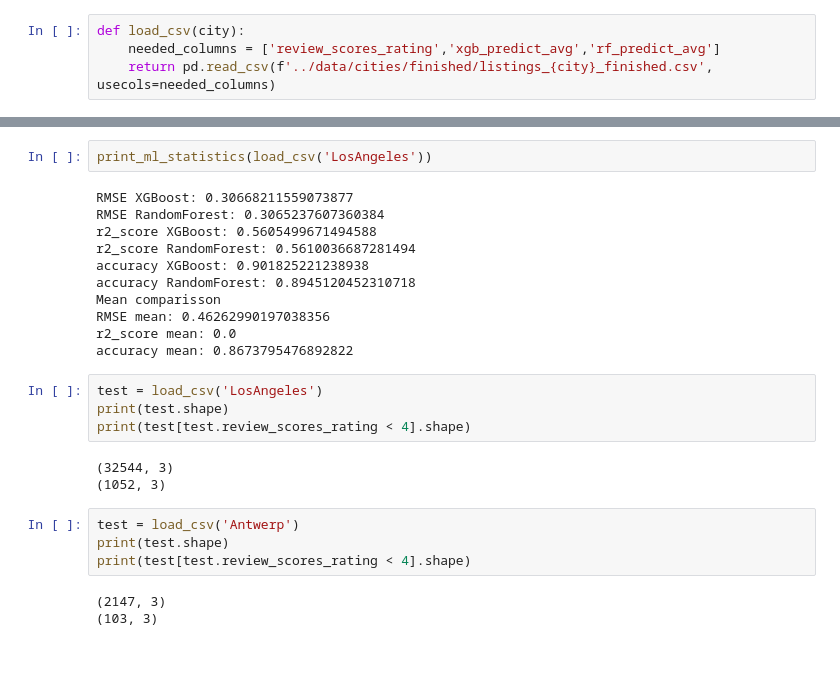
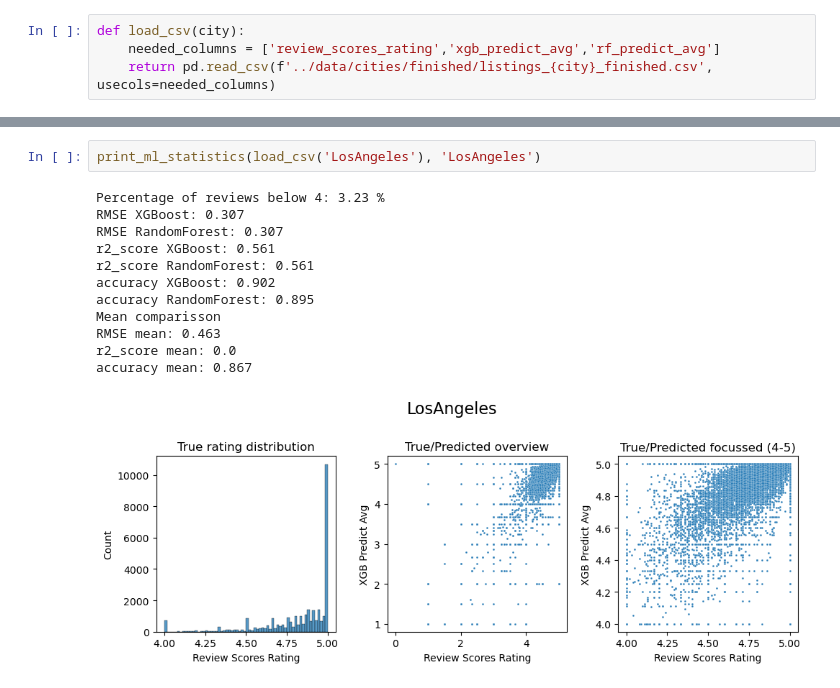
Before and after one commit to julianstar88/Data_Analytics, a Jupyter notebook: Jupyter notebooks/Analysis_actual reviews_vs_review-prediction.ipynb, the cells around one changed output, grey strips where cells are left out. Saved outputs shown, nothing was run; the diff lists cells and outputs as text; blank space fills up the shorter version.

```diff
--- a/Jupyter notebooks/Analysis_actual reviews_vs_review-prediction.ipynb
+++ b/Jupyter notebooks/Analysis_actual reviews_vs_review-prediction.ipynb
@@ -83,27 +163,15 @@ accuracy mean: 0.8388520971302428
 # %%
-print_ml_statistics(load_csv('LosAngeles'))
+print_ml_statistics(load_csv('LosAngeles'), 'LosAngeles')
 # %% [output]
-RMSE XGBoost: 0.30668211559073877
-RMSE RandomForest: 0.3065237607360384
-r2_score XGBoost: 0.5605499671494588
-r2_score RandomForest: 0.5610036687281494
-accuracy XGBoost: 0.901825221238938
-accuracy RandomForest: 0.8945120452310718
+Percentage of reviews below 4: 3.23 %
+RMSE XGBoost: 0.307
+RMSE RandomForest: 0.307
+r2_score XGBoost: 0.561
+r2_score RandomForest: 0.561
+accuracy XGBoost: 0.902
+accuracy RandomForest: 0.895
 Mean comparisson
-RMSE mean: 0.46262990197038356
+RMSE mean: 0.463
 r2_score mean: 0.0
-accuracy mean: 0.8673795476892822
+accuracy mean: 0.867
+[figure, added]
-# %%
-test = load_csv('LosAngeles')
-print(test.shape)
-print(test[test.review_scores_rating < 4].shape)
-# %% [output]
-(32544, 3)
-(1052, 3)
-# %%
-test = load_csv('Antwerp')
-print(test.shape)
-print(test[test.review_scores_rating < 4].shape)
-# %% [output]
-(2147, 3)
-(103, 3)
```
Also changed, not shown: parts of 7 cells of this notebook.
